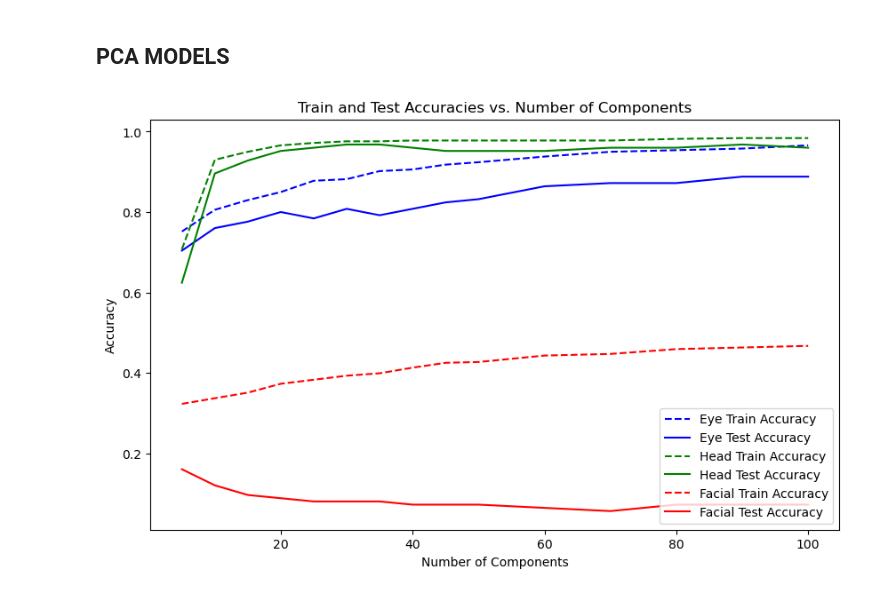
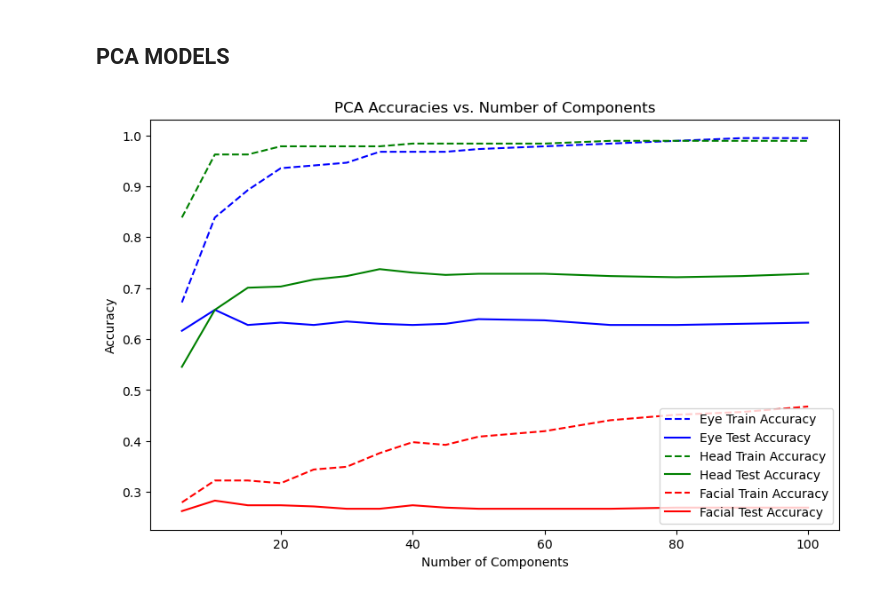
Before and after one commit to karenfeng/eigenfaces, a Jupyter notebook: ipynb/pca_nmf_plots.ipynb, the cells around one changed output. Drawn from its saved outputs; the diff is of its cells as text; code cells hidden in the pictures.

Commit message:
Plots used in project milestone report

```diff
--- a/ipynb/pca_nmf_plots.ipynb
+++ b/ipynb/pca_nmf_plots.ipynb
@@ -86,11 +123,27 @@ torch.Size([624, 15360])
+# %%
+# Grab the labels for each classification task
+eye_X_train = grab_data(eye_state_train_dataloader)
+eye_y_train = grab_labels(eye_state_train_dataset)
+eye_X_test = grab_data(eye_state_test_dataloader)
+eye_y_test = grab_labels(eye_state_test_dataset)
+
+head_X_train = grab_data(head_position_train_dataloader)
+head_y_train = grab_labels(head_position_train_dataset)
+head_X_test = grab_data(head_position_test_dataloader)
+head_y_test = grab_labels(head_position_test_dataset)
+
+facial_X_train = grab_data(facial_expression_train_dataloader)
+facial_y_train = grab_labels(facial_expression_train_dataset)
+facial_X_test = grab_data(facial_expression_test_dataloader)
+facial_y_test = grab_labels(facial_expression_test_dataset)
 # %% [markdown]
 ## BASELINE MODELS
 # %%
-# Train/test split
-# TODO: eventually I think instead of random split we should hold out all images from certain individuals
-eye_X_train, eye_X_test, eye_y_train, eye_y_test = train_test_split(eye_state_imgs, eye_states, test_size=0.2, random_state=315)
-head_X_train, head_X_test, head_y_train, head_y_test = train_test_split(head_position_imgs, head_positions, test_size=0.2, random_state=315)
-facial_X_train, facial_X_test, facial_y_train, facial_y_test = train_test_split(facial_expression_imgs, facial_expressions, test_size=0.2, random_state=315)
+# # Train/test split
+# # TODO: eventually I think instead of random split we should hold out all images from certain individuals
+# eye_X_train, eye_X_test, eye_y_train, eye_y_test = train_test_split(eye_state_imgs, eye_states, test_size=0.2, random_state=315)
+# head_X_train, head_X_test, head_y_train, head_y_test = train_test_split(head_position_imgs, head_positions, test_size=0.2, random_state=315)
+# facial_X_train, facial_X_test, facial_y_train, facial_y_test = train_test_split(facial_expression_imgs, facial_expressions, test_size=0.2, random_state=315)
 # %%
 def SVM_metrics(X_train, X_test, y_train, y_test):
     clf = svm.SVC()
@@ -179,7 +232,7 @@ facial_train_pca_cms = []
 facial_test_pca_accuracies = []
 facial_test_pca_cms = []
 
-for n in n_components:
+for n in tqdm(n_components):
     eye_train_accuracy, eye_test_accuracy, eye_train_cm, eye_test_cm = test_PCA_components(eye_X_train, eye_X_test, eye_y_train, eye_y_test, n)
     eye_train_pca_accuracies.append(eye_train_accuracy)
     eye_train_pca_cms.append(eye_train_cm)
@@ -200,27 +253,27 @@ for n in n_components:
 # %%
 import matplotlib.pyplot as plt
 
 n_components = [5, 10, 15, 20, 25, 30, 35, 40, 45, 50, 60, 70, 80, 90, 100]
 
 # Plotting for all datasets on a single plot
 plt.figure(figsize=(10, 6))  # Adjust the figure size as per your preference
 
 # Plotting for eye data
 plt.plot(n_components, eye_train_pca_accuracies, 'b--', label='Eye Train Accuracy')
 plt.plot(n_components, eye_test_pca_accuracies, 'b', label='Eye Test Accuracy')
 
 # Plotting for head data
 plt.plot(n_components, head_train_pca_accuracies, 'g--', label='Head Train Accuracy')
 plt.plot(n_components, head_test_pca_accuracies, 'g', label='Head Test Accuracy')
 
 # Plotting for facial data
 plt.plot(n_components, facial_train_pca_accuracies, 'r--', label='Facial Train Accuracy')
 plt.plot(n_components, facial_test_pca_accuracies, 'r', label='Facial Test Accuracy')
 
 plt.xlabel('Number of Components')
 plt.ylabel('Accuracy')
-plt.title('Train and Test Accuracies vs. Number of Components')
+plt.title('PCA Accuracies vs. Number of Components')
 plt.legend()
 plt.show()
 # %% [output]
-[figure, old version]
+[figure, new version]
```
Also changed, not shown: parts of 13 cells of this notebook.
